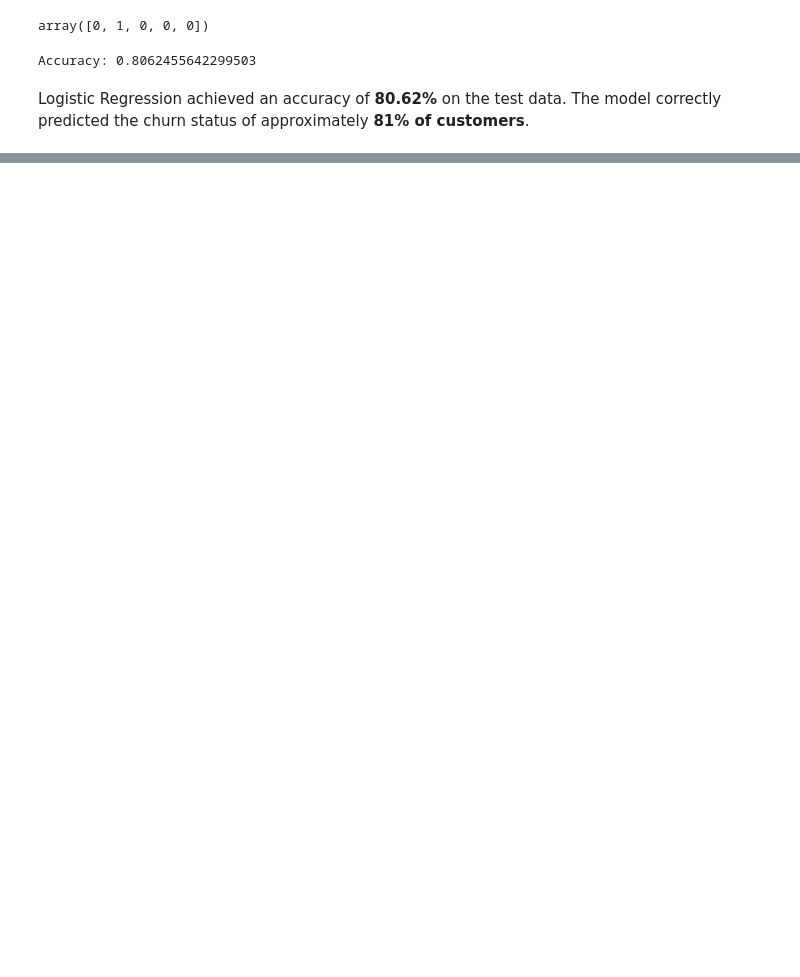
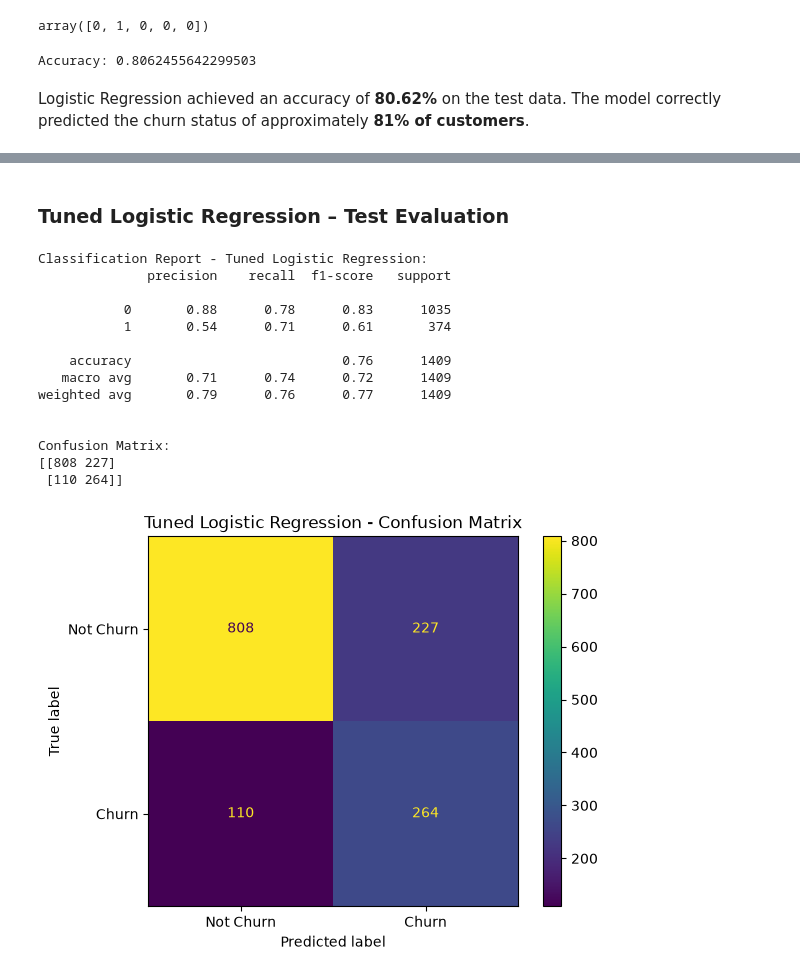
Before and after one commit to Nandhini-ds/telco-customer-churn-analysis, a Jupyter notebook: Customer_Churn_Analysis.ipynb, the cells around one changed output, grey strips where cells are left out. Drawn from its saved outputs; the diff is of its cells as text; code cells hidden in the pictures; blank space fills up the shorter version.

```diff
--- a/Customer_Churn_Analysis.ipynb
+++ b/Customer_Churn_Analysis.ipynb
@@ -454,0 +660,46 @@ Logistic Regression achieved an accuracy of **80.62%** on the test data. The mod
+# %% [markdown]
+### Tuned Logistic Regression – Test Evaluation
+# %%
+from sklearn.metrics import classification_report, confusion_matrix, ConfusionMatrixDisplay
+import matplotlib.pyplot as plt
+
+# Best Logistic Regression model from GridSearchCV
+best_lr = grid_lr.best_estimator_
+
+# Predict on the test data
+y_pred_lr = best_lr.predict(X_test)
+
+# Classification Report
+print("Classification Report - Tuned Logistic Regression:")
+print(classification_report(y_test, y_pred_lr))
+
+# Confusion Matrix
+print("\nConfusion Matrix:")
+cm_lr = confusion_matrix(y_test, y_pred_lr)
+print(cm_lr)
+
+# Visualize Confusion Matrix
+ConfusionMatrixDisplay.from_predictions(
+    y_test,
+    y_pred_lr,
+    display_labels=["Not Churn", "Churn"]
+)
+
+plt.title("Tuned Logistic Regression - Confusion Matrix")
+plt.show()
+# %% [output]
+Classification Report - Tuned Logistic Regression:
+              precision    recall  f1-score   support
+
+           0       0.88      0.78      0.83      1035
+           1       0.54      0.71      0.61       374
+
+    accuracy                           0.76      1409
+   macro avg       0.71      0.74      0.72      1409
+weighted avg       0.79      0.76      0.77      1409
+
+
+Confusion Matrix:
+[[808 227]
+ [110 264]]
+[figure, added]
```
Also changed, not shown: parts of 64 cells of this notebook.
